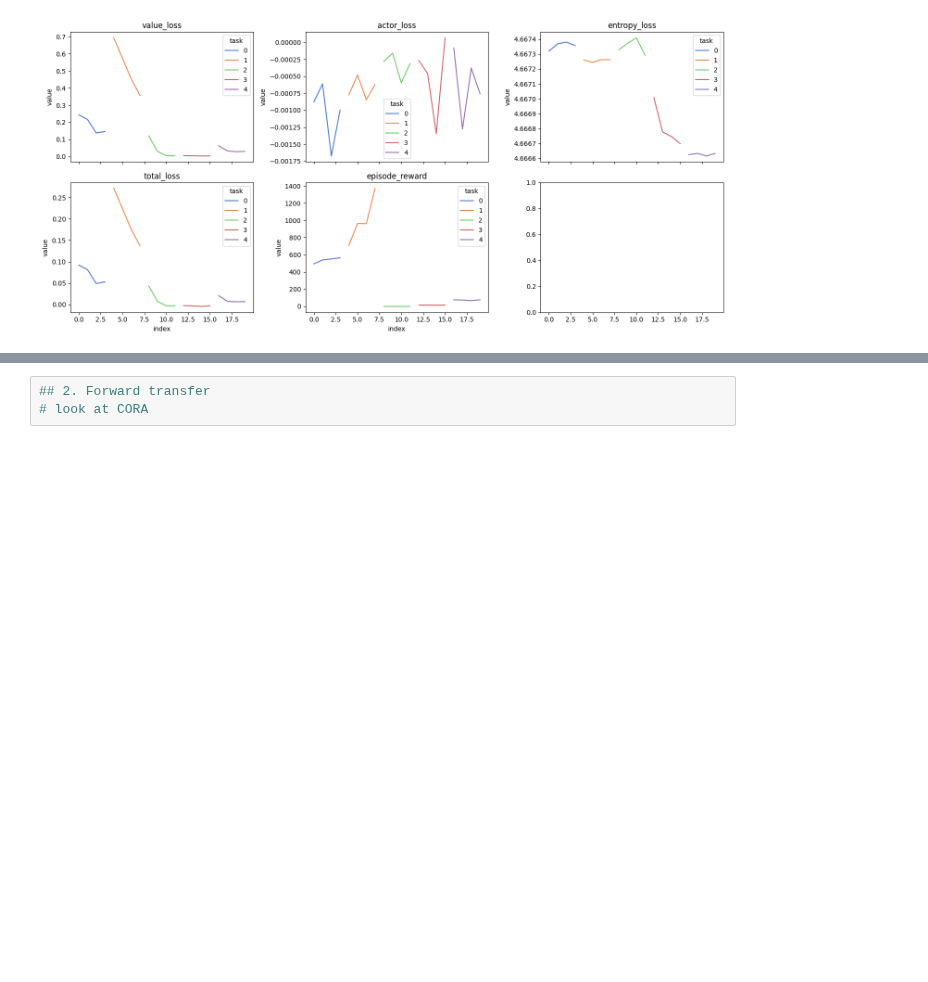
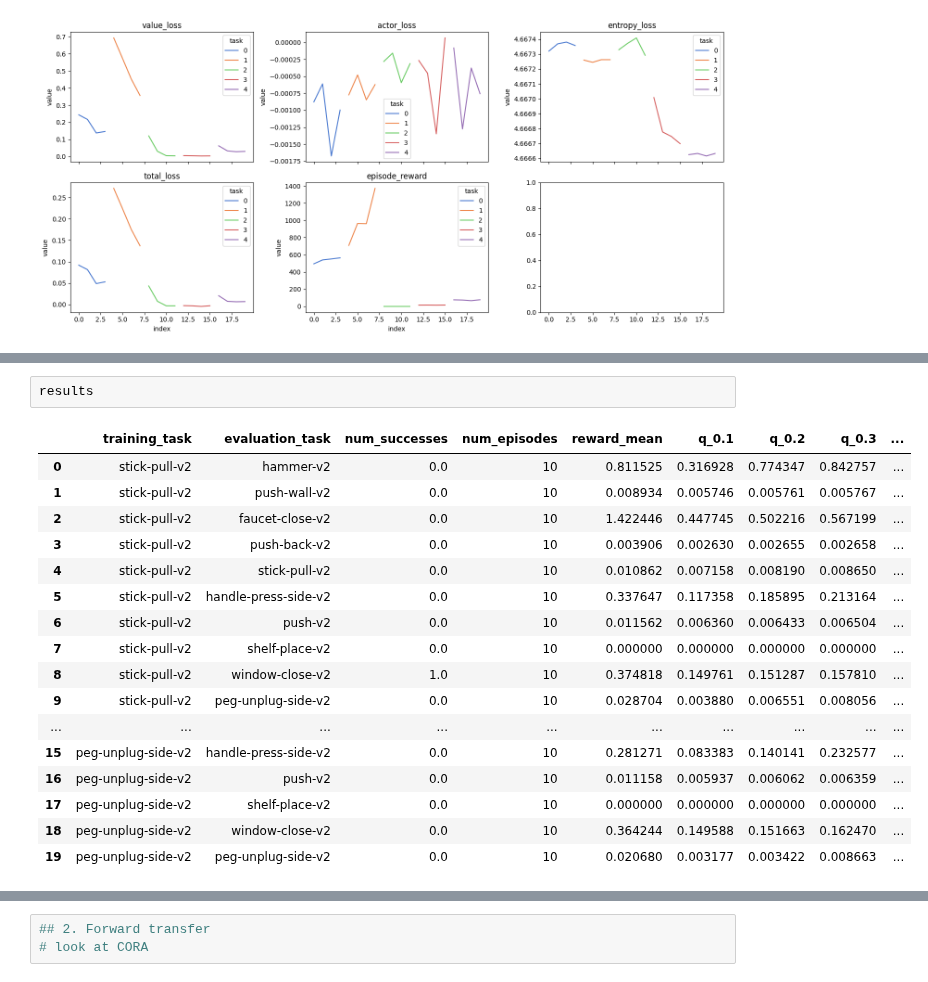
Before and after one commit to gdubbs100/right_left_brain_rl, a Jupyter notebook: continual_training_test.ipynb, the cells around one changed output, grey strips where cells are left out. Cells and saved outputs as stored; diff of their text form; blank space fills up the shorter version.

```diff
--- a/continual_training_test.ipynb
+++ b/continual_training_test.ipynb
@@ -293,0 +275,20 @@ results.query('is_training_task')
+# %%
+results
+# %% [output]
+|  | training_task | evaluation_task | num_successes | num_episodes | reward_mean | q_0.1 | q_0.2 | q_0.3 | ... |
+| 0 | stick-pull-v2 | hammer-v2 | 0.0 | 10 | 0.811525 | 0.316928 | 0.774347 | 0.842757 | ... |
+| 1 | stick-pull-v2 | push-wall-v2 | 0.0 | 10 | 0.008934 | 0.005746 | 0.005761 | 0.005767 | ... |
+| 2 | stick-pull-v2 | faucet-close-v2 | 0.0 | 10 | 1.422446 | 0.447745 | 0.502216 | 0.567199 | ... |
+| 3 | stick-pull-v2 | push-back-v2 | 0.0 | 10 | 0.003906 | 0.002630 | 0.002655 | 0.002658 | ... |
+| 4 | stick-pull-v2 | stick-pull-v2 | 0.0 | 10 | 0.010862 | 0.007158 | 0.008190 | 0.008650 | ... |
+| 5 | stick-pull-v2 | handle-press-side-v2 | 0.0 | 10 | 0.337647 | 0.117358 | 0.185895 | 0.213164 | ... |
+| 6 | stick-pull-v2 | push-v2 | 0.0 | 10 | 0.011562 | 0.006360 | 0.006433 | 0.006504 | ... |
+| 7 | stick-pull-v2 | shelf-place-v2 | 0.0 | 10 | 0.000000 | 0.000000 | 0.000000 | 0.000000 | ... |
+| 8 | stick-pull-v2 | window-close-v2 | 1.0 | 10 | 0.374818 | 0.149761 | 0.151287 | 0.157810 | ... |
+| 9 | stick-pull-v2 | peg-unplug-side-v2 | 0.0 | 10 | 0.028704 | 0.003880 | 0.006551 | 0.008056 | ... |
+| ... | ... | ... | ... | ... | ... | ... | ... | ... | ... |
+| 15 | peg-unplug-side-v2 | handle-press-side-v2 | 0.0 | 10 | 0.281271 | 0.083383 | 0.140141 | 0.232577 | ... |
+| 16 | peg-unplug-side-v2 | push-v2 | 0.0 | 10 | 0.011158 | 0.005937 | 0.006062 | 0.006359 | ... |
+| 17 | peg-unplug-side-v2 | shelf-place-v2 | 0.0 | 10 | 0.000000 | 0.000000 | 0.000000 | 0.000000 | ... |
+| 18 | peg-unplug-side-v2 | window-close-v2 | 0.0 | 10 | 0.364244 | 0.149588 | 0.151663 | 0.162470 | ... |
+| 19 | peg-unplug-side-v2 | peg-unplug-side-v2 | 0.0 | 10 | 0.020680 | 0.003177 | 0.003422 | 0.008663 | ... |
```
Also changed, not shown: parts of 22 cells of this notebook, 5 other files.
